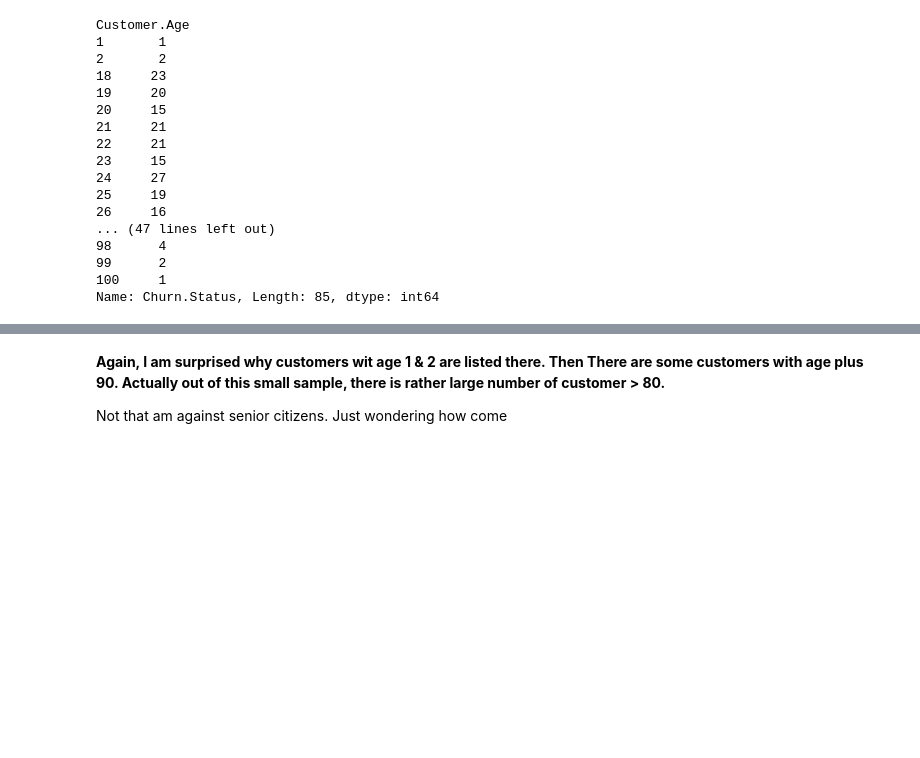
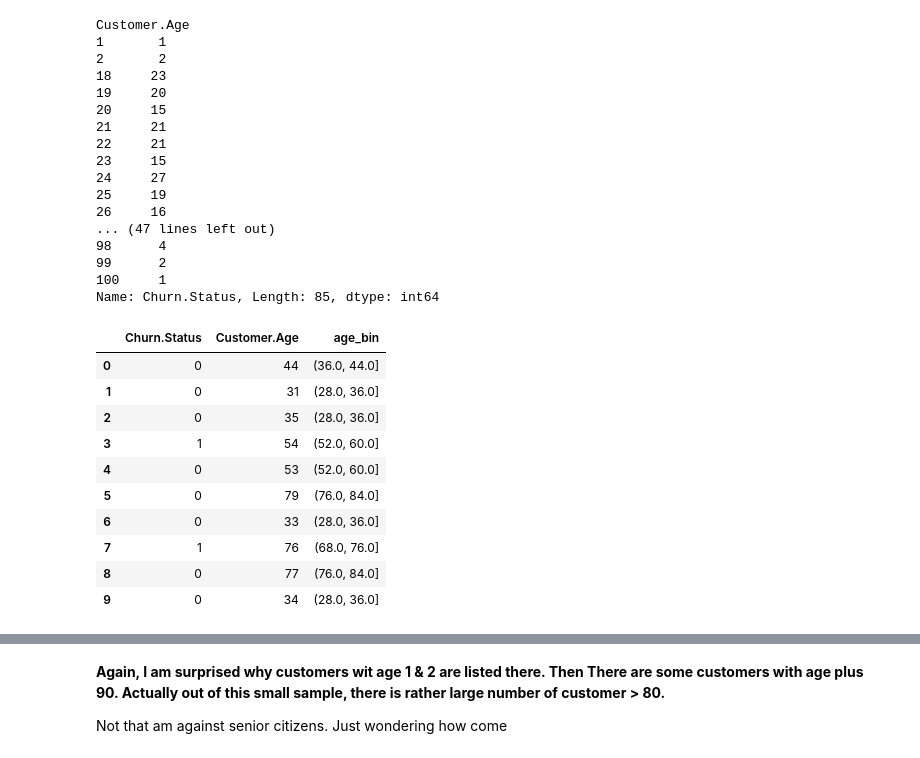
Before and after one commit to HassanSherwani/Telcom_Churn-End-End-Project-, a Jupyter notebook: Customer_Churn_Telecom.ipynb, the cells around one changed output, grey strips where cells are left out. Drawn from its saved outputs; the diff is of its cells as text; code cells hidden in the pictures; blank space fills up the shorter version.

```diff
--- a/Customer_Churn_Telecom.ipynb
+++ b/Customer_Churn_Telecom.ipynb
@@ -722,3 +818,22 @@ Customer.Age
 99      2
 100     1
 Name: Churn.Status, Length: 85, dtype: int64
+# %%
+# Age information into a separate dataframe
+age_data = df[['Churn.Status', 'Customer.Age']]
+# %%
+# Bin the age data
+age_data['age_bin'] = pd.cut(age_data['Customer.Age'], bins = np.linspace(20, 100, num = 11))
+age_data.head(10)
+# %% [output]
+|  | Churn.Status | Customer.Age | age_bin |
+| 0 | 0 | 44 | (36.0, 44.0] |
+| 1 | 0 | 31 | (28.0, 36.0] |
+| 2 | 0 | 35 | (28.0, 36.0] |
+| 3 | 1 | 54 | (52.0, 60.0] |
+| 4 | 0 | 53 | (52.0, 60.0] |
+| 5 | 0 | 79 | (76.0, 84.0] |
+| 6 | 0 | 33 | (28.0, 36.0] |
+| 7 | 1 | 76 | (68.0, 76.0] |
+| 8 | 0 | 77 | (76.0, 84.0] |
+| 9 | 0 | 34 | (28.0, 36.0] |
```
Also changed, not shown: parts of 24 cells of this notebook.
